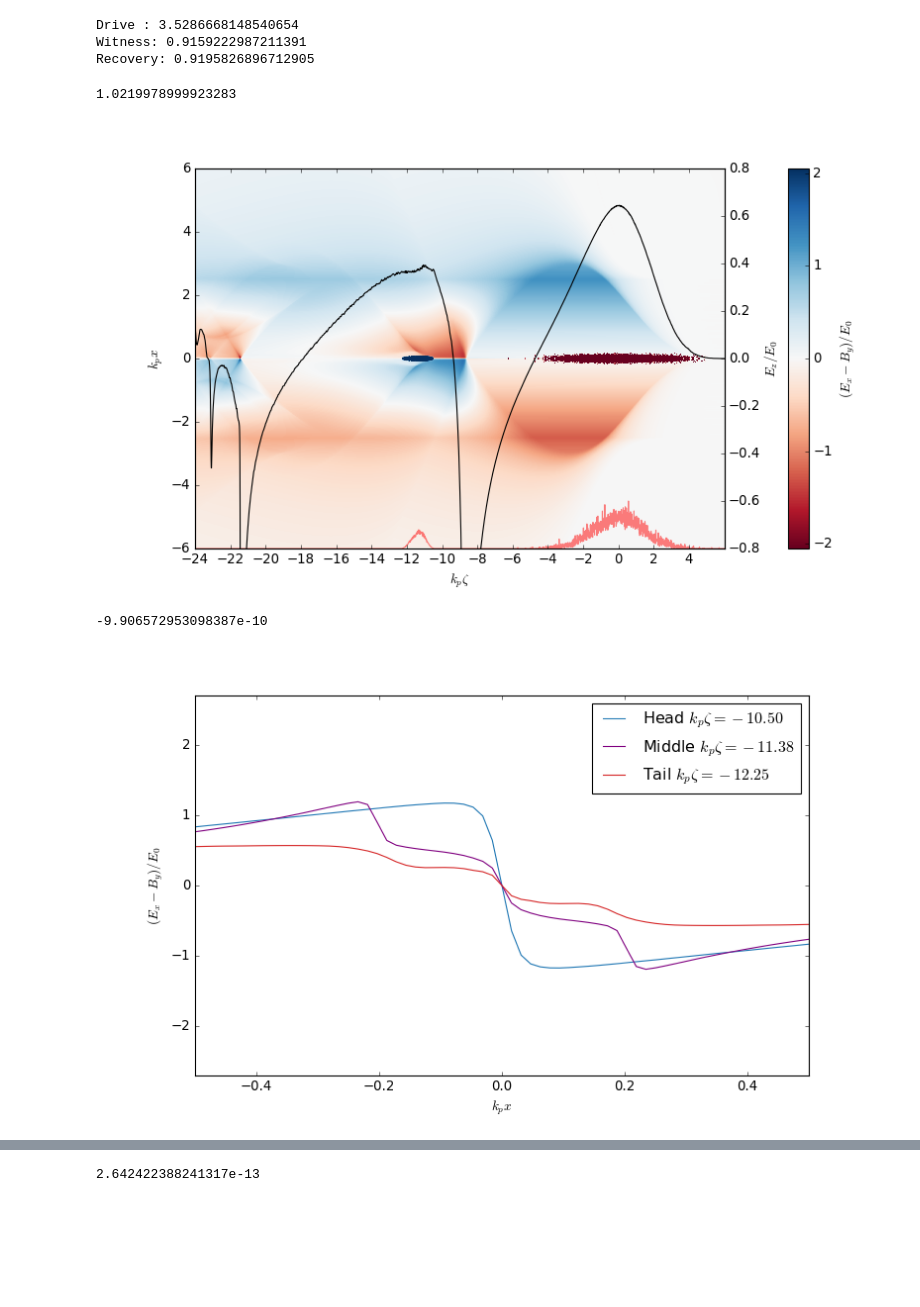
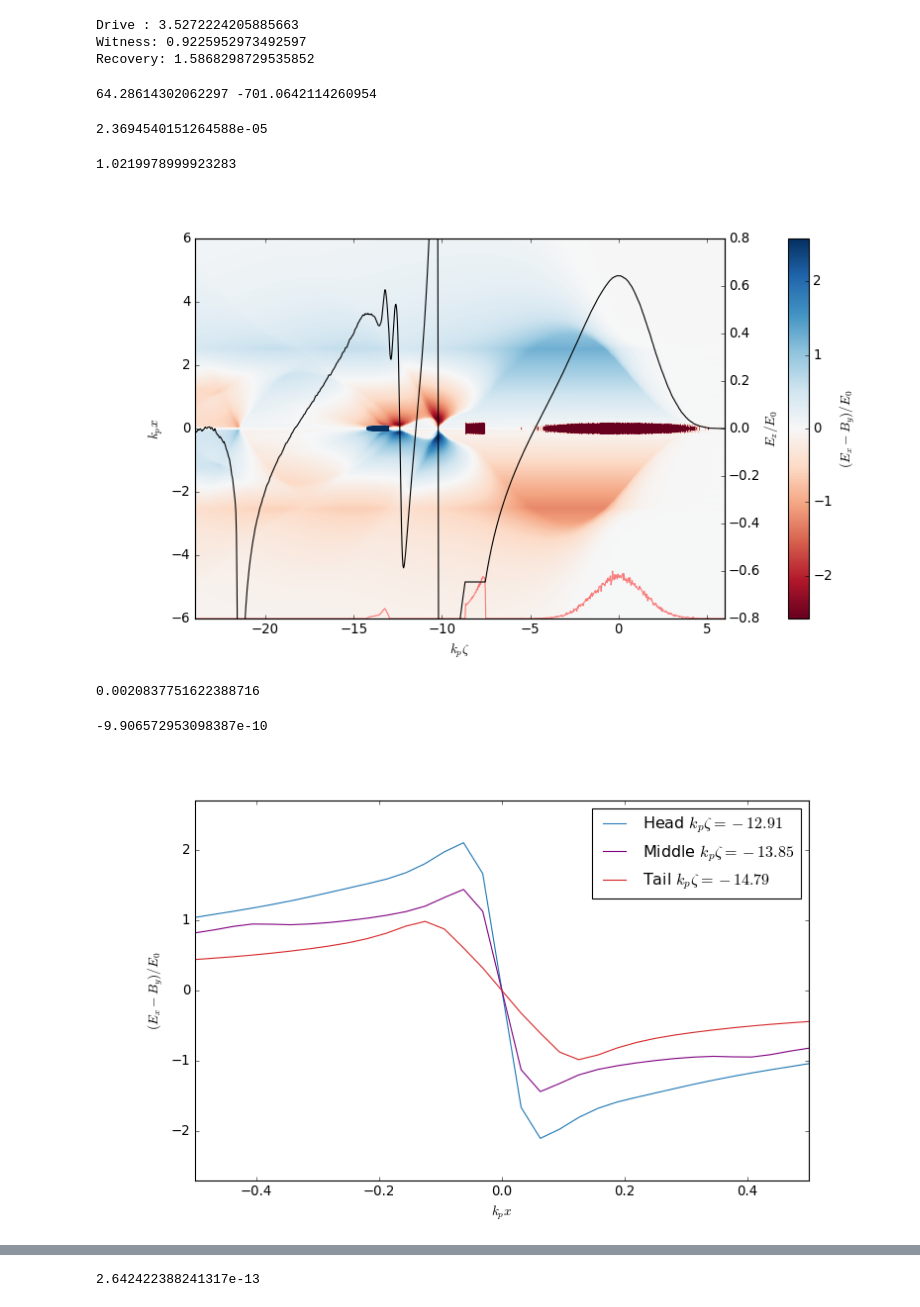
Before and after one commit to MaxVarverakis/PositronPWFA, a Jupyter notebook: analysis/filament.ipynb, the cells around one changed output, grey strips where cells are left out. Drawn from its saved outputs; the diff is of its cells as text; code cells hidden in the pictures; blank space fills up the shorter version.

```diff
--- a/analysis/filament.ipynb
+++ b/analysis/filament.ipynb
@@ -23,11 +23,13 @@ plt.style.use('classic')
 step = True
 
 # d = 'none'
+# d = 'noneTest'
 # d = 'noneStep'
-d = 'behindShort'
+# d = 'noneRBase'
+# d = 'behindShort'
 # d = 'behindLong' # doesn't really work!
 # d = 'frontLong'
-# d = 'frontShort'
+d = 'frontShort'
 # d = 'frontLongB'
 # d = 'frontShortB'
 
@@ -53,9 +55,17 @@ print(f'(Quick) Energy Transfer Efficiency : {data.quickEfficiency(iteration = d
 # %%
-print(f'Drive : {data.transverse_u_std_matched(data.driveInsitu, n, 0.05)}\nWitness: {data.transverse_u_std_matched(data.witnessInsitu, n, 0.029)}\nRecovery: {data.transverse_u_std_matched(data.recoveryInsitu, n, 0.029)}')
+print(f'Drive : {data.transverse_u_std_matched(data.driveInsitu, n, 0.05)}\nWitness: {data.transverse_u_std_matched(data.witnessInsitu, n, 0.029)}\nRecovery: {data.transverse_u_std_matched(data.recoveryInsitu, n, 0.05)}')
 # %% [output]
-Drive : 3.5286668148540654
-Witness: 0.9159222987211391
-Recovery: 0.9195826896712905
+Drive : 3.5272224205885663
+Witness: 0.9225952973492597
+Recovery: 1.5868298729535852
+# %%
+print(data.charge(diag.total_charge(data.witnessInsitu))[0] * 1e12, data.charge(diag.total_charge(data.recoveryInsitu))[0] * 1e12)
+# %% [output]
+64.28614302062297 -701.0642114260954
+# %%
+data.kp_inv * 1.41
+# %% [output]
+2.3694540151264588e-05
 # %%
 1e4 * constants.m_e * constants.c / (1e9 * constants.e / constants.c)
 2e3 * constants.m_e * constants.c / (1e9 * constants.e / constants.c)
@@ -73,36 +83,40 @@ im = plt.pcolormesh(data.info.z, data.info.x, data.ExmBy.T, cmap = 'RdBu') #, vm
 
 plt.pcolormesh(data.info.z, data.info.x, data.jz_beam.T * IA, cmap = 'RdBuT', vmin = -1e15, vmax = 1e15)
 plt.plot(data.info.z, 1.5 * data.profile / max(data.profile) - 6, 'r', alpha = .5)
 
 # plt.xlim(-34, 6)
 plt.xlim(data.info.zmin, data.info.zmax)
-# plt.ylim(info.xmin, info.xmax)
+# plt.ylim(data.info.xmin, data.info.xmax)
 plt.ylim(-6, 6)
 plt.ylabel('$k_px$')
 plt.xlabel('$k_p\zeta$')
-plt.xticks(np.arange(round(data.info.zmin), round(data.info.zmax), 2))
+# plt.xticks(np.arange(round(data.info.zmin), round(data.info.zmax), 2))
 
 ax2 = plt.twinx()
 ax2.plot(data.info.z, data.Ez, color = 'black')
 ax2.set_ylim(-.8, .8)
 ax2.set_ylabel(r'$E_z/E_0$',  labelpad = 1)
 
 divider2 = make_axes_locatable(ax)
 cax2 = divider2.append_axes("right", size = "4%", pad = .8)
 divider3 = make_axes_locatable(ax2)
 cax3 = divider3.append_axes("right", size = "4%", pad = .8)
 cax3.remove()
 
 
 cb2 = plt.colorbar(im, cax = cax2)
 # cb2.formatter.set_useMathText(True)
 # cb2.formatter.set_powerlimits((0, 0))
 cb2.set_label(r'$(E_x - B_y)/E_0 $')
 
 # plt.savefig('/Users/max/HiPACE/recovery/images/fNone.png', dpi = 300, bbox_inches = 'tight')
 plt.show()
 # %% [output]
-[figure, old version]
+[figure, new version]
+# %%
+data.kp_inv * 124
+# %% [output]
+0.0020837751622388716
 # %%
 data.charge(diag.total_charge(data.recoveryInsitu)[0])
 # %% [output]
@@ -138,4 +152,4 @@ plt.legend(loc = 'best')
 # plt.savefig('/Users/max/HiPACE/recovery/images/filamentFrontRecoTransverse.png', dpi = 300, bbox_inches = 'tight')
 plt.show()
 # %% [output]
-[figure, old version]
+[figure, new version]
```
Also changed, not shown: parts of 10 cells of this notebook, 6 other files.
